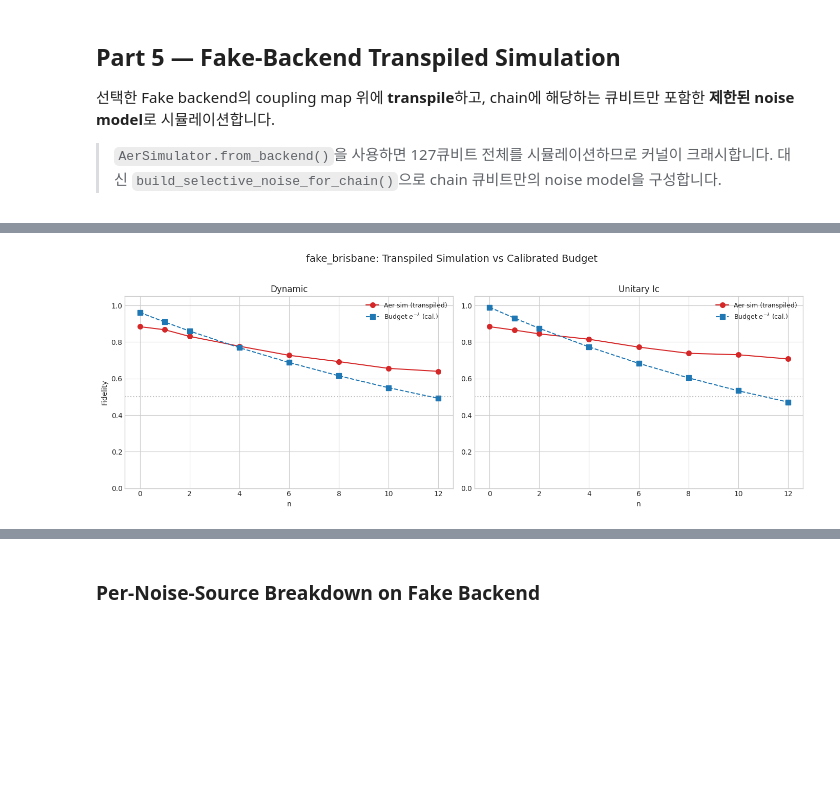
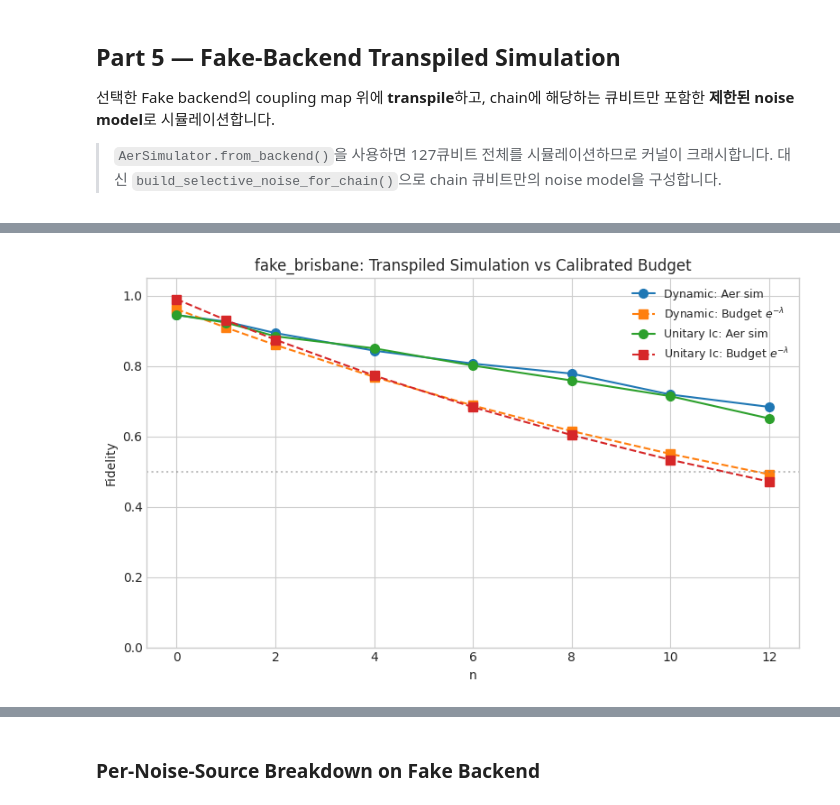
Before and after one commit to kimmmjh/qhackathon_quantumjoa, a Jupyter notebook: problem3_hm.ipynb, the cells around one changed output, grey strips where cells are left out. Drawn from its saved outputs; the diff is of its cells as text; code cells hidden in the pictures; blank space fills up the shorter version.

```diff
--- a/problem3_hm.ipynb
+++ b/problem3_hm.ipynb
@@ -376,6 +377,10 @@ def _new_unitary_cnot_circuit(strategy, distance):
     distance = _validate_distance(distance)
     qr = QuantumRegister(distance + 2, "q")
     qc = QuantumCircuit(qr, name=f"CNOT_{strategy}")
+
+    # Prepare |+> on the control qubit so that CNOT creates a Bell state.
+    qc.h(0)
+
     qc.metadata = {
         "unitary_strategy": strategy,
         "distance": distance,
@@ -455,21 +460,32 @@ def _measure_in_basis(qc, basis):
     if basis == "XX":
         qc.h(ctrl)
         qc.h(tgt)
+
     elif basis == "YY":
         qc.sdg(ctrl)
         qc.sdg(tgt)
         qc.h(ctrl)
         qc.h(tgt)
+
     elif basis == "ZZ":
         pass
+
     else:
         raise ValueError(f"Unknown basis: {basis}")
+
+    # Final Bell-test measurement
+    qc.measure(ctrl, cr[0])
+    qc.measure(tgt, cr[1])
+
+    return qc
+
 
 def build_bell_test_circuits(distance, impl):
     if impl == "dynamic": core = build_dynamic_lrcx(distance)
     elif impl == "unitary_ic": core = build_unitary_cnot_ic(distance)
     else: raise ValueError(impl)
     return [_measure_in_basis(core, b) for b in BASES]
+
 
 def _corr_from_counts(counts):
     """
@@ -1022,14 +1242,44 @@ Running sweep on fake_brisbane (chain-aware noise)...
 Done. 16 points.
 # %%
-fig, axes = plt.subplots(1, 2, figsize=(14, 5))
-for ax, impl in zip(axes, IMPLEMENTATIONS):
-    sub = fake_results[fake_results["implementation"]==impl]
-    ax.plot(sub["n_ancilla"], sub["fidelity_sim"], "o-", color="tab:red", markersize=7, label="Aer sim (transpiled)")
-    ax.plot(sub["n_ancilla"], sub["F_budget"], "s--", color="tab:blue", markersize=7, label=r"Budget $e^{-\lambda}$ (cal.)")
-    ax.set_xlabel("n"); ax.set_title(impl.replace("_"," ").title())
-    ax.set_ylim(0, 1.05); ax.axhline(0.5, color="gray", ls=":", alpha=0.5); ax.legend(fontsize=9)
-axes[0].set_ylabel("Fidelity")
-fig.suptitle(f"{backend_ref.name}: Transpiled Simulation vs Calibrated Budget", fontsize=14, y=1.02)
-plt.tight_layout(); plt.show()
+fig, ax = plt.subplots(figsize=(8, 5))
+
+for impl in IMPLEMENTATIONS:
+    sub = fake_results[fake_results["implementation"] == impl].sort_values("n_ancilla")
+    impl_label = impl.replace("_", " ").title()
+
+    # Aer simulation
+    ax.plot(
+        sub["n_ancilla"],
+        sub["fidelity_sim"],
+        "o-",
+        markersize=7,
+        label=f"{impl_label}: Aer sim"
+    )
+
+    # Calibrated budget
+    ax.plot(
+        sub["n_ancilla"],
+        sub["F_budget"],
+        "s--",
+        markersize=7,
+        label=rf"{impl_label}: Budget $e^{{-\lambda}}$"
+    )
+
+ax.set_xlabel("n")
+ax.set_ylabel("Fidelity")
+ax.set_ylim(0, 1.05)
+ax.axhline(0.5, color="gray", ls=":", alpha=0.5)
+ax.set_title(f"{backend_ref.name}: Transpiled Simulation vs Calibrated Budget")
+ax.legend(fontsize=9)
+
+plt.tight_layout()
+
+fig.savefig(
+    "figures/transpiled_sim_vs_budget.png",
+    dpi=300,
+    bbox_inches="tight"
+)
+
+plt.show()
 # %% [output]
-[figure, old version]
+[figure, new version]
```
Also changed, not shown: parts of 18 cells of this notebook, 2 other files.
